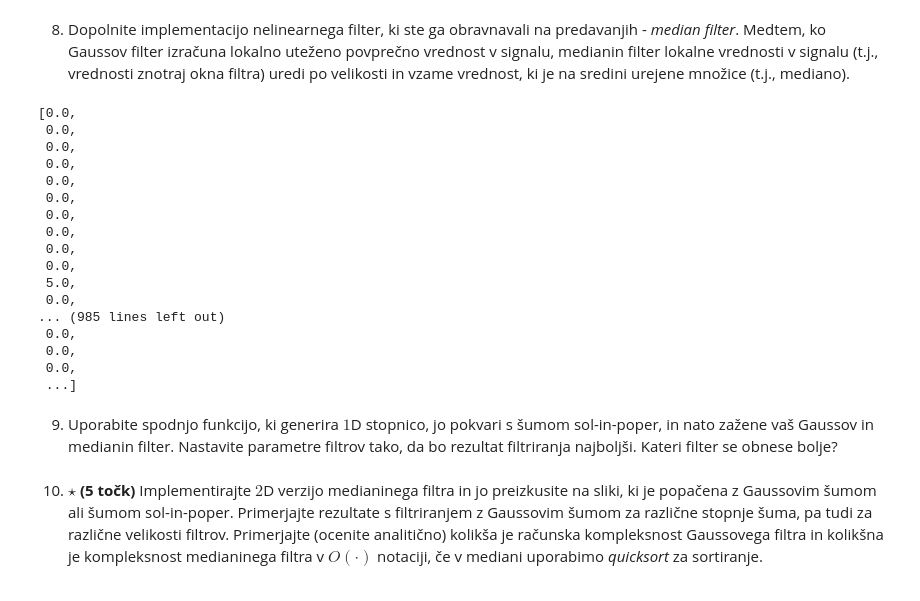
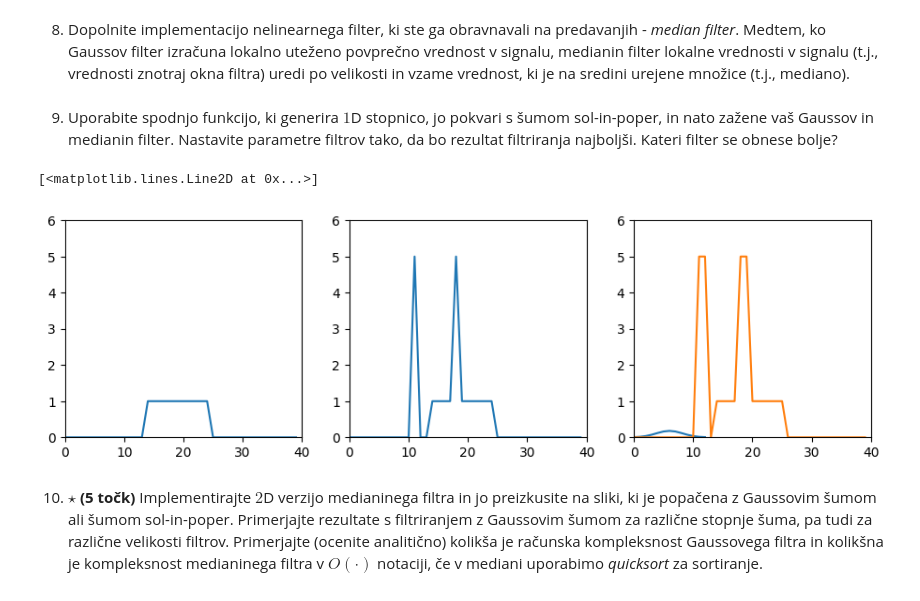
Before and after one commit to Krevs321/Robotika, a Jupyter notebook: vaja2.ipynb, the cells around one changed output. Cells and saved outputs as stored; diff of their text form; code cells hidden in the pictures.

```diff
--- a/vaja2.ipynb
+++ b/vaja2.ipynb
@@ -278,51 +280,38 @@ def simple_median(f, w):
     N = int(np.ceil((w - 1) / 2))
     f_filtered = np.zeros(len(f))
     # TO-DO
-    return f * w
+    f_filtered = median_filter(f, size=N, cval=0, mode='constant')
+
+    return f_filtered
-# %%
-simple_median(signal, 100)
-# %% [output]
-[0.0,
- 0.0,
- 0.0,
- 0.0,
- 0.0,
- 0.0,
- 0.0,
- 0.0,
- 0.0,
- 0.0,
- 5.0,
- 0.0,
-... (985 lines left out)
- 0.0,
- 0.0,
- 0.0,
- ...]
 # %% [markdown]
 9. Uporabite spodnjo funkcijo, ki generira $1$D stopnico, jo pokvari s šumom sol-in-poper, in nato zažene vaš Gaussov in medianin filter. Nastavite parametre filtrov tako, da bo rezultat filtriranja najboljši. Kateri filter se obnese bolje?
 # %%
 # signal
 x = np.concatenate((np.zeros(14), np.ones(11), np.zeros(15)))
 # pokvarjeni signal
 xc = np.copy(x)
 xc[11] = 5
 xc[18] = 5
 
-plt.figure()
+plt.figure(figsize=(15,3))
 plt.subplot(141)
 plt.xlim([0, 40])
 plt.ylim([0, 6])
 plt.plot(x)
 plt.subplot(142)
 plt.xlim([0, 40])
 plt.ylim([0, 6])
 plt.plot(xc)
 plt.subplot(143)
 plt.xlim([0, 40])
 plt.ylim([0, 6])
 # TO-DO: plot simple gauss
+plt.plot(simple_gauss(1))
 # TO-DO: plot simple median
+plt.plot(simple_median(xc, 4))
+# %% [output]
+[<matplotlib.lines.Line2D at 0x...>]
+[figure, added]
 # %% [markdown]
 10. <b>$\star$ (5 točk)</b> Implementirajte $2$D verzijo medianinega filtra in jo preizkusite na sliki, ki je popačena z Gaussovim šumom ali šumom sol-in-poper. Primerjajte rezultate s filtriranjem z Gaussovim šumom za različne stopnje šuma, pa tudi za različne velikosti filtrov. Primerjajte (ocenite analitično) kolikša je računska kompleksnost Gaussovega filtra in kolikšna je kompleksnost medianinega filtra v $O(\cdot)$ notaciji, če v mediani uporabimo <i>quicksort</i> za sortiranje.
 
```
Also changed, not shown: parts of 3 cells of this notebook.
